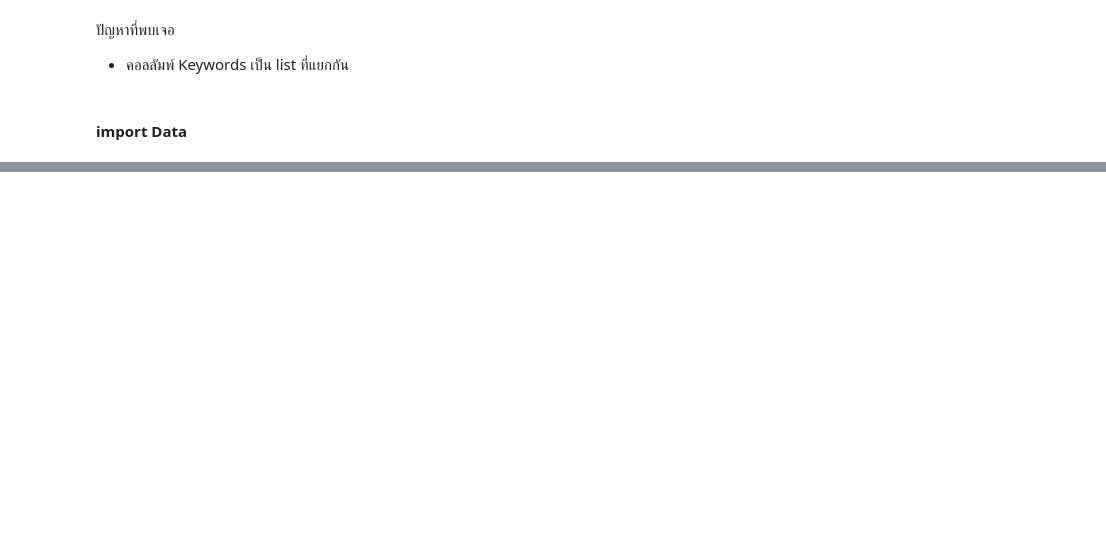
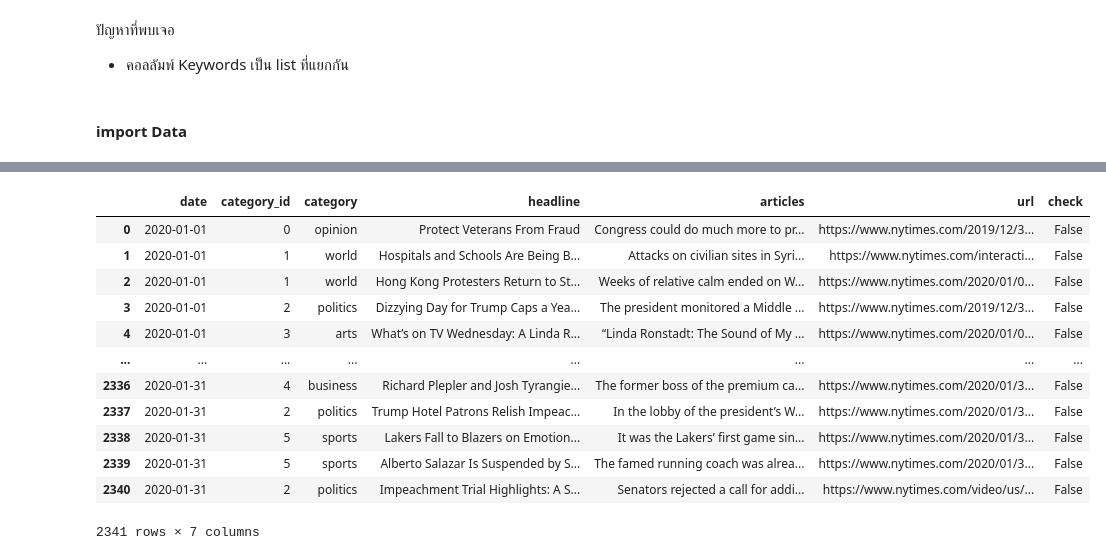
Before and after one commit to MEOW119X/Automated-News-Categorizer, a Jupyter notebook: notebook/Cleansing.ipynb, the cells around one changed output, grey strips where cells are left out. Cells and saved outputs as stored; diff of their text form; code cells hidden in the pictures; blank space fills up the shorter version.

```diff
--- a/notebook/Cleansing.ipynb
+++ b/notebook/Cleansing.ipynb
@@ -58,0 +249,4 @@ df
+# %%
+index_name = df1[df1['check'] == True].index
+# %%
+df1.drop(index_name, inplace=True)
@@ -58,0 +270,20 @@ df
+# %%
+df1.reset_index(drop=True, inplace=True)
+# %%
+df1['date'] = pd.to_datetime(df1['date'])
+# %%
+df1
+# %% [output]
+|  | date | category_id | category | headline | articles | url | check |
+| 0 | 2020-01-01 | 0 | opinion | Protect Veterans From Fraud | Congress could do much more to pr... | https://www.nytimes.com/2019/12/3... | False |
+| 1 | 2020-01-01 | 1 | world | Hospitals and Schools Are Being B... | Attacks on civilian sites in Syri... | https://www.nytimes.com/interacti... | False |
+| 2 | 2020-01-01 | 1 | world | Hong Kong Protesters Return to St... | Weeks of relative calm ended on W... | https://www.nytimes.com/2020/01/0... | False |
+| 3 | 2020-01-01 | 2 | politics | Dizzying Day for Trump Caps a Yea... | The president monitored a Middle ... | https://www.nytimes.com/2019/12/3... | False |
+| 4 | 2020-01-01 | 3 | arts | What’s on TV Wednesday: A Linda R... | “Linda Ronstadt: The Sound of My ... | https://www.nytimes.com/2020/01/0... | False |
+| ... | ... | ... | ... | ... | ... | ... | ... |
+| 2336 | 2020-01-31 | 4 | business | Richard Plepler and Josh Tyrangie... | The former boss of the premium ca... | https://www.nytimes.com/2020/01/3... | False |
+| 2337 | 2020-01-31 | 2 | politics | Trump Hotel Patrons Relish Impeac... | In the lobby of the president’s W... | https://www.nytimes.com/2020/01/3... | False |
+| 2338 | 2020-01-31 | 5 | sports | Lakers Fall to Blazers on Emotion... | It was the Lakers’ first game sin... | https://www.nytimes.com/2020/01/3... | False |
+| 2339 | 2020-01-31 | 5 | sports | Alberto Salazar Is Suspended by S... | The famed running coach was alrea... | https://www.nytimes.com/2020/01/3... | False |
+| 2340 | 2020-01-31 | 2 | politics | Impeachment Trial Highlights: A S... | Senators rejected a call for addi... | https://www.nytimes.com/video/us/... | False |
+2341 rows × 7 columns
```
Also changed, not shown: parts of 46 cells of this notebook, 19 other files.
